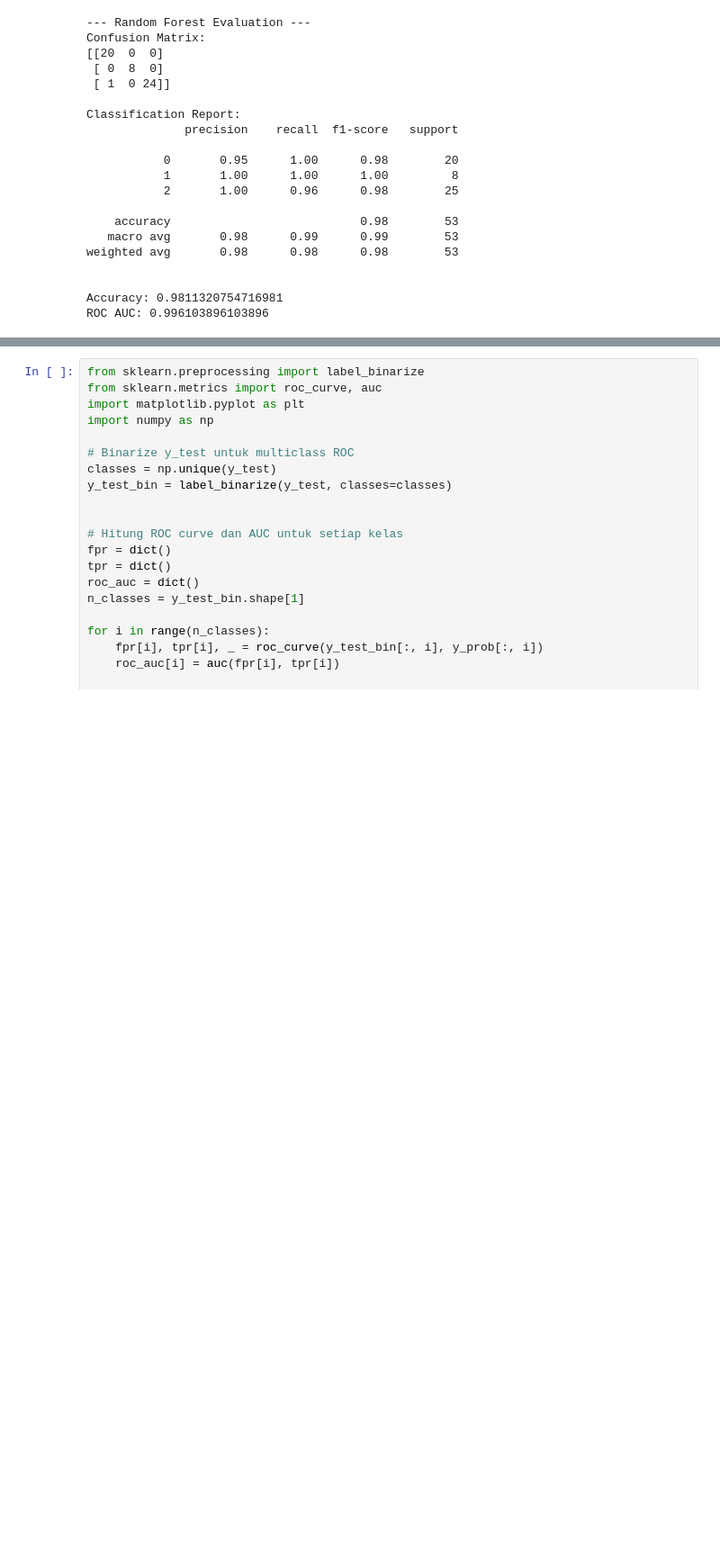
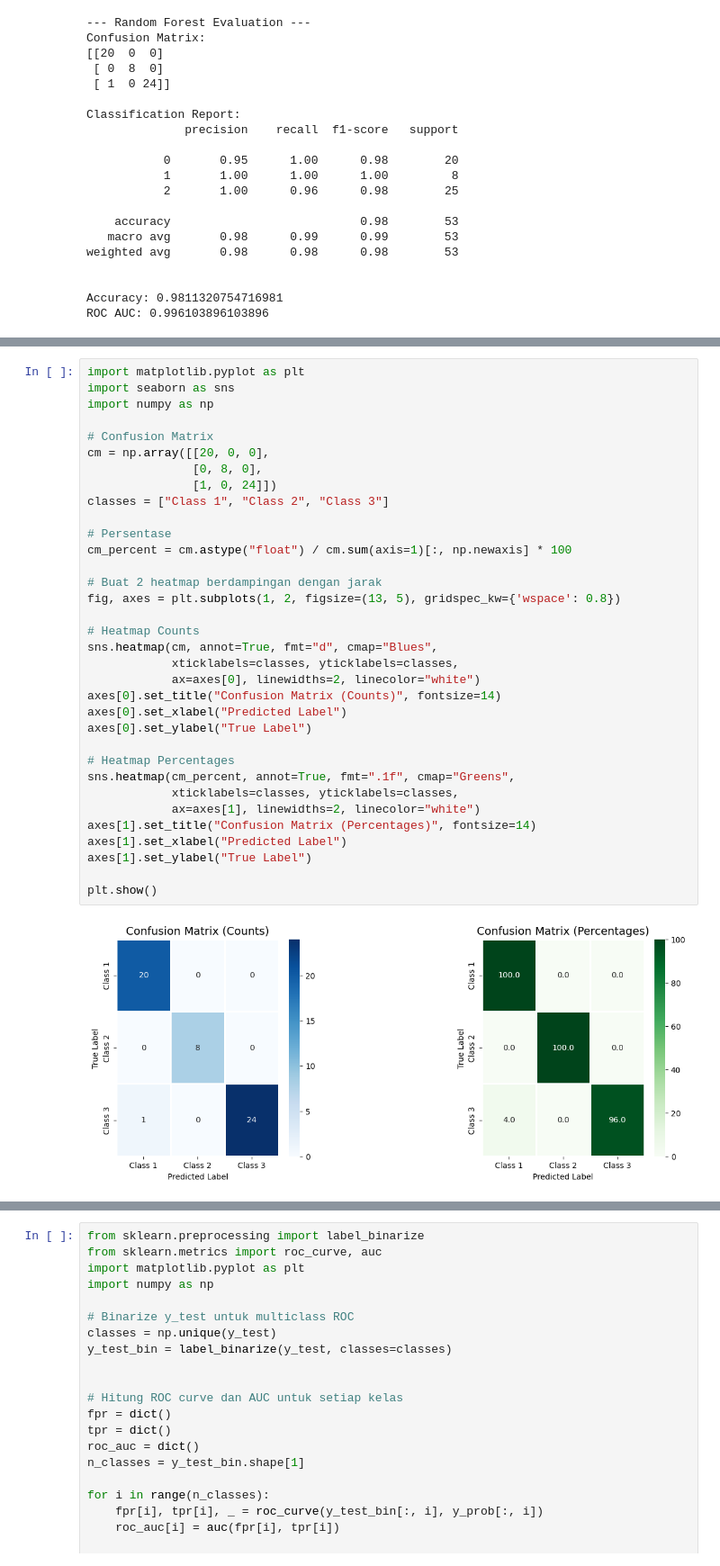
Before and after one commit to Atikahdr/MulticlassDiabetesData, a Jupyter notebook: Diabetes_Data_Multiclass.ipynb, the cells around one changed output, grey strips where cells are left out. Shown at 90% size. Drawn from its saved outputs; the diff is of its cells as text; blank space fills up the shorter version.

```diff
--- a/Diabetes_Data_Multiclass.ipynb
+++ b/Diabetes_Data_Multiclass.ipynb
@@ -922,0 +1041,36 @@ ROC AUC: 0.996103896103896
+# %%
+import matplotlib.pyplot as plt
+import seaborn as sns
+import numpy as np
+
+# Confusion Matrix
+cm = np.array([[20, 0, 0],
+               [0, 8, 0],
+               [1, 0, 24]])
+classes = ["Class 1", "Class 2", "Class 3"]
+
+# Persentase
+cm_percent = cm.astype("float") / cm.sum(axis=1)[:, np.newaxis] * 100
+
+# Buat 2 heatmap berdampingan dengan jarak
+fig, axes = plt.subplots(1, 2, figsize=(13, 5), gridspec_kw={'wspace': 0.8})
+
+# Heatmap Counts
+sns.heatmap(cm, annot=True, fmt="d", cmap="Blues",
+            xticklabels=classes, yticklabels=classes,
+            ax=axes[0], linewidths=2, linecolor="white")
+axes[0].set_title("Confusion Matrix (Counts)", fontsize=14)
+axes[0].set_xlabel("Predicted Label")
+axes[0].set_ylabel("True Label")
+
+# Heatmap Percentages
+sns.heatmap(cm_percent, annot=True, fmt=".1f", cmap="Greens",
+            xticklabels=classes, yticklabels=classes,
+            ax=axes[1], linewidths=2, linecolor="white")
+axes[1].set_title("Confusion Matrix (Percentages)", fontsize=14)
+axes[1].set_xlabel("Predicted Label")
+axes[1].set_ylabel("True Label")
+
+plt.show()
+# %% [output]
+[figure, added]
```
Also changed, not shown: parts of 29 cells of this notebook.
